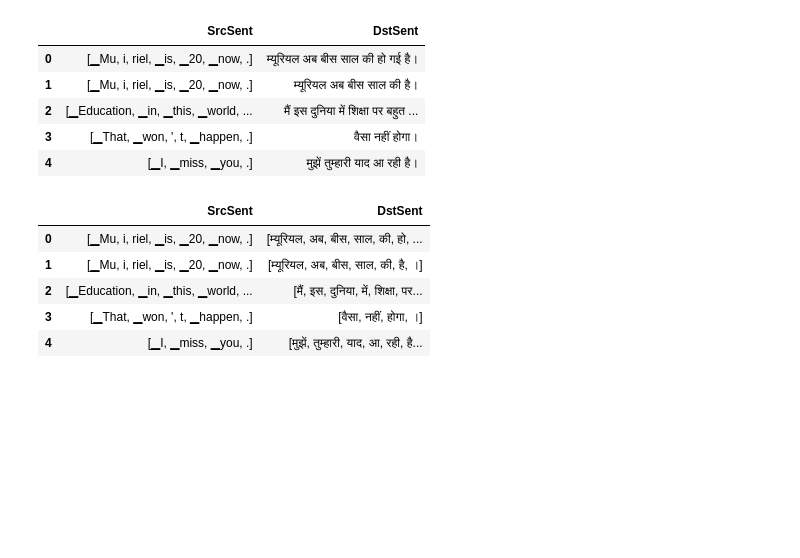
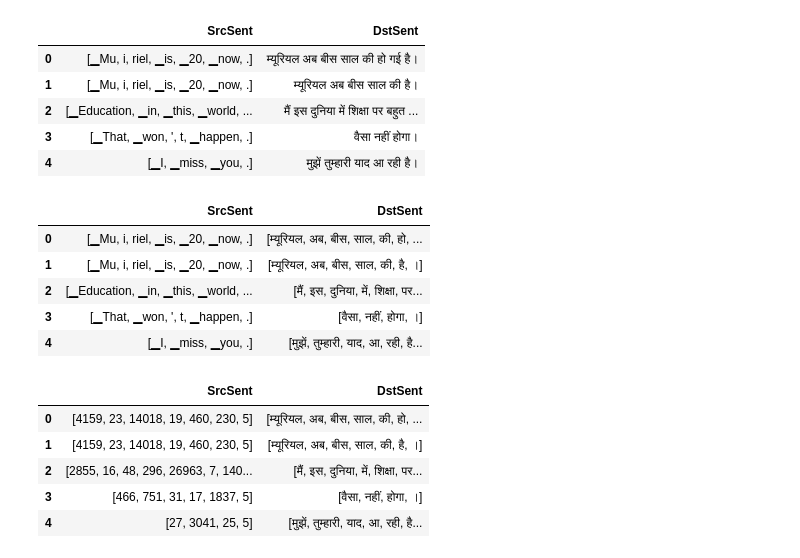
Before and after one commit to Manmath0108/Machine-Learning, a Jupyter notebook: machinelearning.ipynb, the cells around one changed output. Cells and saved outputs as stored; diff of their text form; code cells hidden in the pictures; blank space fills up the shorter version.

Commit message:
Hindi vocab Tokenized

```diff
--- a/machinelearning.ipynb
+++ b/machinelearning.ipynb
@@ -77,3 +77,14 @@ data.head()
 | 2 | [▁Education, ▁in, ▁this, ▁world, ... | [मैं, इस, दुनिया, में, शिक्षा, पर... |
 | 3 | [▁That, ▁won, ', t, ▁happen, .] | [वैसा, नहीं, होगा, ।] |
 | 4 | [▁I, ▁miss, ▁you, .] | [मुझें, तुम्हारी, याद, आ, रही, है... |
+# %%
+data["SrcSent"] = data["SrcSent"].apply(src_sent_tokenizer.convert_tokens_to_ids)
+# %%
+data.head()
+# %% [output]
+|  | SrcSent | DstSent |
+| 0 | [4159, 23, 14018, 19, 460, 230, 5] | [म्यूरियल, अब, बीस, साल, की, हो, ... |
+| 1 | [4159, 23, 14018, 19, 460, 230, 5] | [म्यूरियल, अब, बीस, साल, की, है, ।] |
+| 2 | [2855, 16, 48, 296, 26963, 7, 140... | [मैं, इस, दुनिया, में, शिक्षा, पर... |
+| 3 | [466, 751, 31, 17, 1837, 5] | [वैसा, नहीं, होगा, ।] |
+| 4 | [27, 3041, 25, 5] | [मुझें, तुम्हारी, याद, आ, रही, है... |
```
Also changed, not shown: parts of 6 cells of this notebook.
